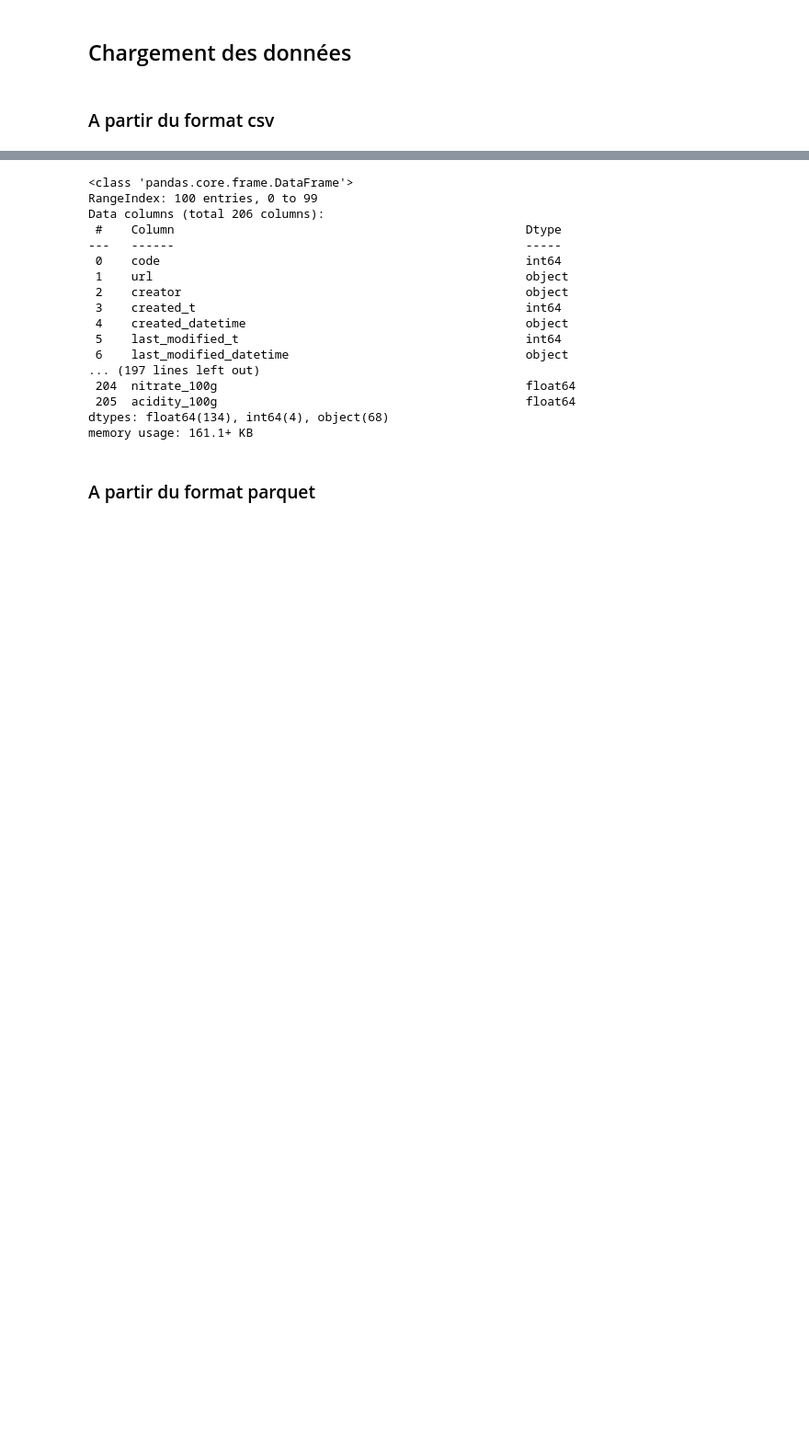
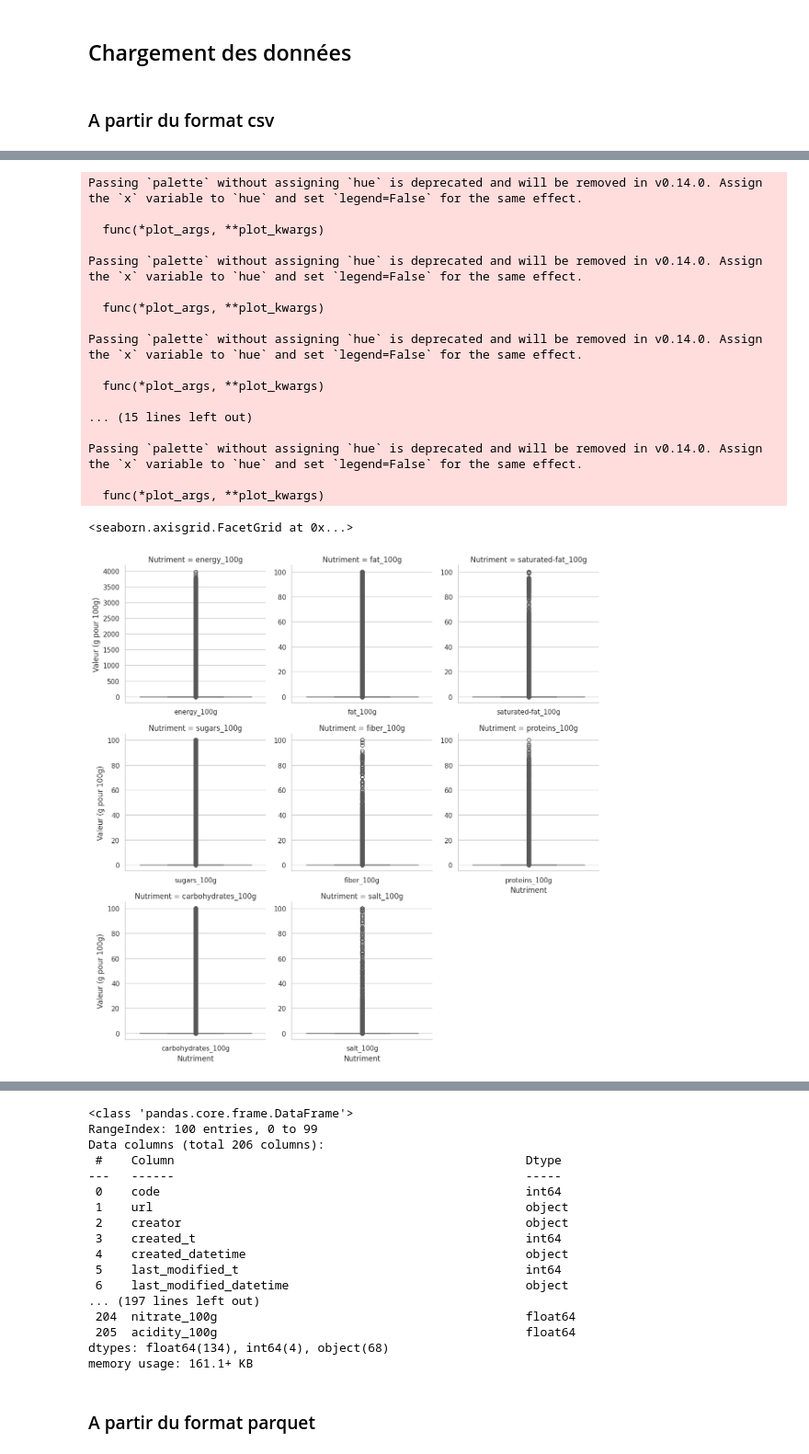
Before and after one commit to mhsylla/Openfoodfact, a Jupyter notebook: notebooks/project_starter.ipynb, the cells around one changed output, grey strips where cells are left out. Shown at 92% size. Drawn from its saved outputs; the diff is of its cells as text; code cells hidden in the pictures; blank space fills up the shorter version.

```diff
--- a/notebooks/project_starter.ipynb
+++ b/notebooks/project_starter.ipynb
@@ -43,0 +141,25 @@ df
+# %%
+# 3. On crée la visualisation (facettes par nutriment)
+sns.set_theme(style="whitegrid")
+g = sns.FacetGrid(df_melted, col="Nutriment", col_wrap=3, sharex=False, sharey=False, height=4)
+g.map(sns.boxplot, "Nutriment", "Valeur (g pour 100g)", order=None, palette="Set2")
+# %% [output]
+Passing `palette` without assigning `hue` is deprecated and will be removed in v0.14.0. Assign the `x` variable to `hue` and set `legend=False` for the same effect.
+
+  func(*plot_args, **plot_kwargs)
+
+Passing `palette` without assigning `hue` is deprecated and will be removed in v0.14.0. Assign the `x` variable to `hue` and set `legend=False` for the same effect.
+
+  func(*plot_args, **plot_kwargs)
+
+Passing `palette` without assigning `hue` is deprecated and will be removed in v0.14.0. Assign the `x` variable to `hue` and set `legend=False` for the same effect.
+
+  func(*plot_args, **plot_kwargs)
+
+... (15 lines left out)
+
+Passing `palette` without assigning `hue` is deprecated and will be removed in v0.14.0. Assign the `x` variable to `hue` and set `legend=False` for the same effect.
+
+  func(*plot_args, **plot_kwargs)
+<seaborn.axisgrid.FacetGrid at 0x...>
+[figure, added]
```
Also changed, not shown: parts of 15 cells of this notebook, 3 other files.
